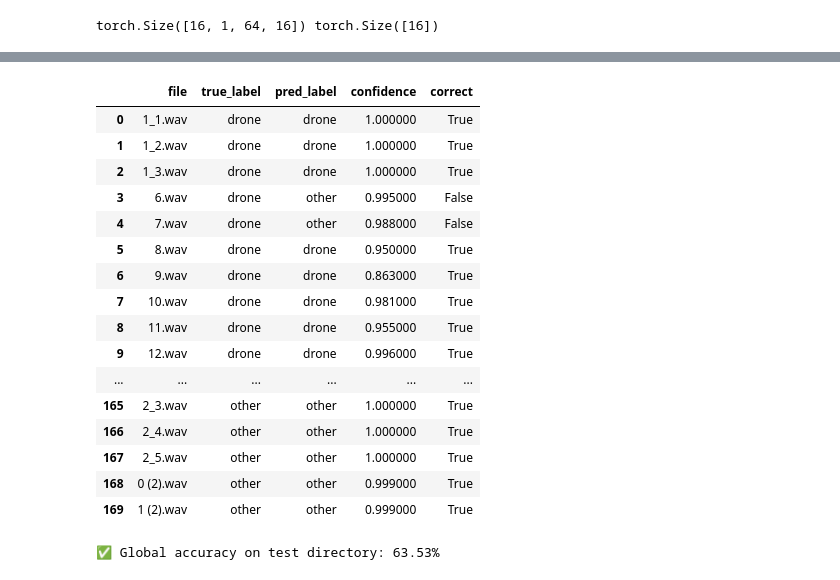
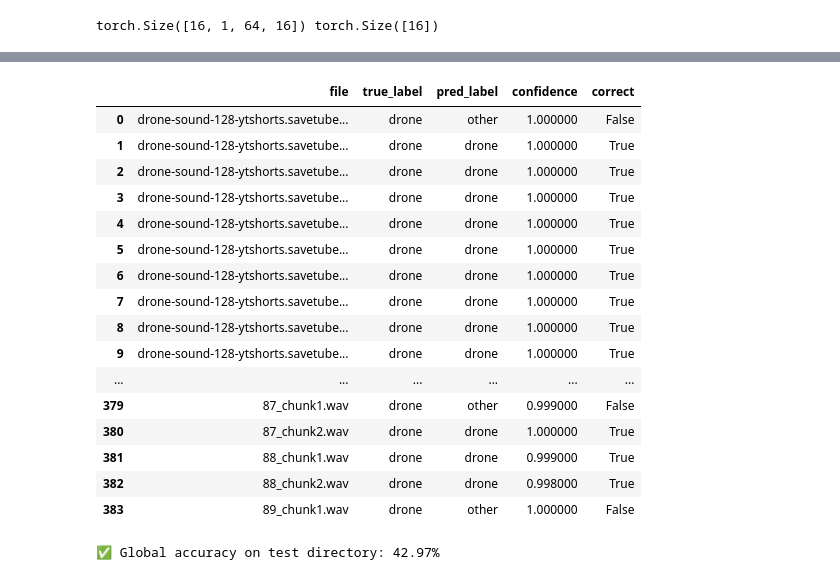
Before and after one commit to PST4Hibou/AI, a Jupyter notebook: notebooks/2dcnn_melspectogram.ipynb, the cells around one changed output, grey strips where cells are left out. Cells and saved outputs as stored; diff of their text form; code cells hidden in the pictures.

```diff
--- a/notebooks/2dcnn_melspectogram.ipynb
+++ b/notebooks/2dcnn_melspectogram.ipynb
@@ -168,6 +194,40 @@ AudioCNN2D(
     (3): Linear(in_features=128, out_features=2, bias=True)
   )
 )
+# %%
+class AudioCNN2D(nn.Module):
+    def __init__(self, n_classes):
+        super().__init__()
+        self.features = nn.Sequential(
+            nn.Conv2d(1, 32, 3, 1, 1),
+            nn.BatchNorm2d(32),
+            nn.ReLU(),
+            nn.MaxPool2d(2),
+
+            nn.Conv2d(32, 64, 3, 1, 1),
+            nn.BatchNorm2d(64),
+            nn.ReLU(),
+            nn.MaxPool2d(2),
+
+            nn.Conv2d(64, 128, 3, 1, 1),
+            nn.BatchNorm2d(128),
+            nn.ReLU(),
+            nn.AdaptiveAvgPool2d((1, 1)),
+        )
+        self.fc = nn.Sequential(
+            nn.Linear(128, 128),
+            nn.ReLU(),
+            nn.Dropout(0.3),
+            nn.Linear(128, n_classes)
+        )
+
+    def forward(self, x):
+        x = self.features(x)
+        x = x.view(x.size(0), -1)
+        return self.fc(x)
+
+model = AudioCNN2D(n_classes=len(LABELS.names)).to(DEVICE)
+print(model)
 # %%
 criterion = nn.CrossEntropyLoss()
 optimizer = optim.Adam(model.parameters(), lr=1e-3)
@@ -179,7 +239,7 @@ print(batch[0].shape, batch[1].shape)
 # %% [output]
 torch.Size([16, 1, 64, 16]) torch.Size([16])
 # %%
-EPOCHS = 5
+EPOCHS = 1
 best_val_acc = 0
 
 for epoch in range(EPOCHS):
@@ -381,7 +429,7 @@ display(df_results.style.background_gradient(subset=["confidence"], cmap="Blues"
 # === Collect all .wav files with true labels from subfolders ===
 base_dir = Path("/home/pierre/Documents/Projects/PST4/AI/data/raw/test/")
 recordings = []
-for class_folder in ["drone", "other"]:
+for class_folder in ["drone"]:
     for file_path in (base_dir / class_folder).glob("*.wav"):
         recordings.append((str(file_path), class_folder))
 
@@ -429,18 +480,18 @@ print(f"\n✅ Global accuracy on test directory: {accuracy*100:.2f}%")
 |  | file | true_label | pred_label | confidence | correct |
-| 0 | 1_1.wav | drone | drone | 1.000000 | True |
-| 1 | 1_2.wav | drone | drone | 1.000000 | True |
-| 2 | 1_3.wav | drone | drone | 1.000000 | True |
-| 3 | 6.wav | drone | other | 0.995000 | False |
-| 4 | 7.wav | drone | other | 0.988000 | False |
-| 5 | 8.wav | drone | drone | 0.950000 | True |
-| 6 | 9.wav | drone | drone | 0.863000 | True |
-| 7 | 10.wav | drone | drone | 0.981000 | True |
-| 8 | 11.wav | drone | drone | 0.955000 | True |
-| 9 | 12.wav | drone | drone | 0.996000 | True |
+| 0 | drone-sound-128-ytshorts.savetube... | drone | other | 1.000000 | False |
+| 1 | drone-sound-128-ytshorts.savetube... | drone | drone | 1.000000 | True |
+| 2 | drone-sound-128-ytshorts.savetube... | drone | drone | 1.000000 | True |
+| 3 | drone-sound-128-ytshorts.savetube... | drone | drone | 1.000000 | True |
+| 4 | drone-sound-128-ytshorts.savetube... | drone | drone | 1.000000 | True |
+| 5 | drone-sound-128-ytshorts.savetube... | drone | drone | 1.000000 | True |
+| 6 | drone-sound-128-ytshorts.savetube... | drone | drone | 1.000000 | True |
+| 7 | drone-sound-128-ytshorts.savetube... | drone | drone | 1.000000 | True |
+| 8 | drone-sound-128-ytshorts.savetube... | drone | drone | 1.000000 | True |
+| 9 | drone-sound-128-ytshorts.savetube... | drone | drone | 1.000000 | True |
 | ... | ... | ... | ... | ... | ... |
-| 165 | 2_3.wav | other | other | 1.000000 | True |
-| 166 | 2_4.wav | other | other | 1.000000 | True |
-| 167 | 2_5.wav | other | other | 1.000000 | True |
-| 168 | 0 (2).wav | other | other | 0.999000 | True |
-| 169 | 1 (2).wav | other | other | 0.999000 | True |
+| 379 | 87_chunk1.wav | drone | other | 0.999000 | False |
+| 380 | 87_chunk2.wav | drone | drone | 1.000000 | True |
+| 381 | 88_chunk1.wav | drone | drone | 0.999000 | True |
+| 382 | 88_chunk2.wav | drone | drone | 0.998000 | True |
+| 383 | 89_chunk1.wav | drone | other | 1.000000 | False |
-✅ Global accuracy on test directory: 63.53%
+✅ Global accuracy on test directory: 42.97%
```
Also changed, not shown: parts of 7 cells of this notebook, 2 other files.
